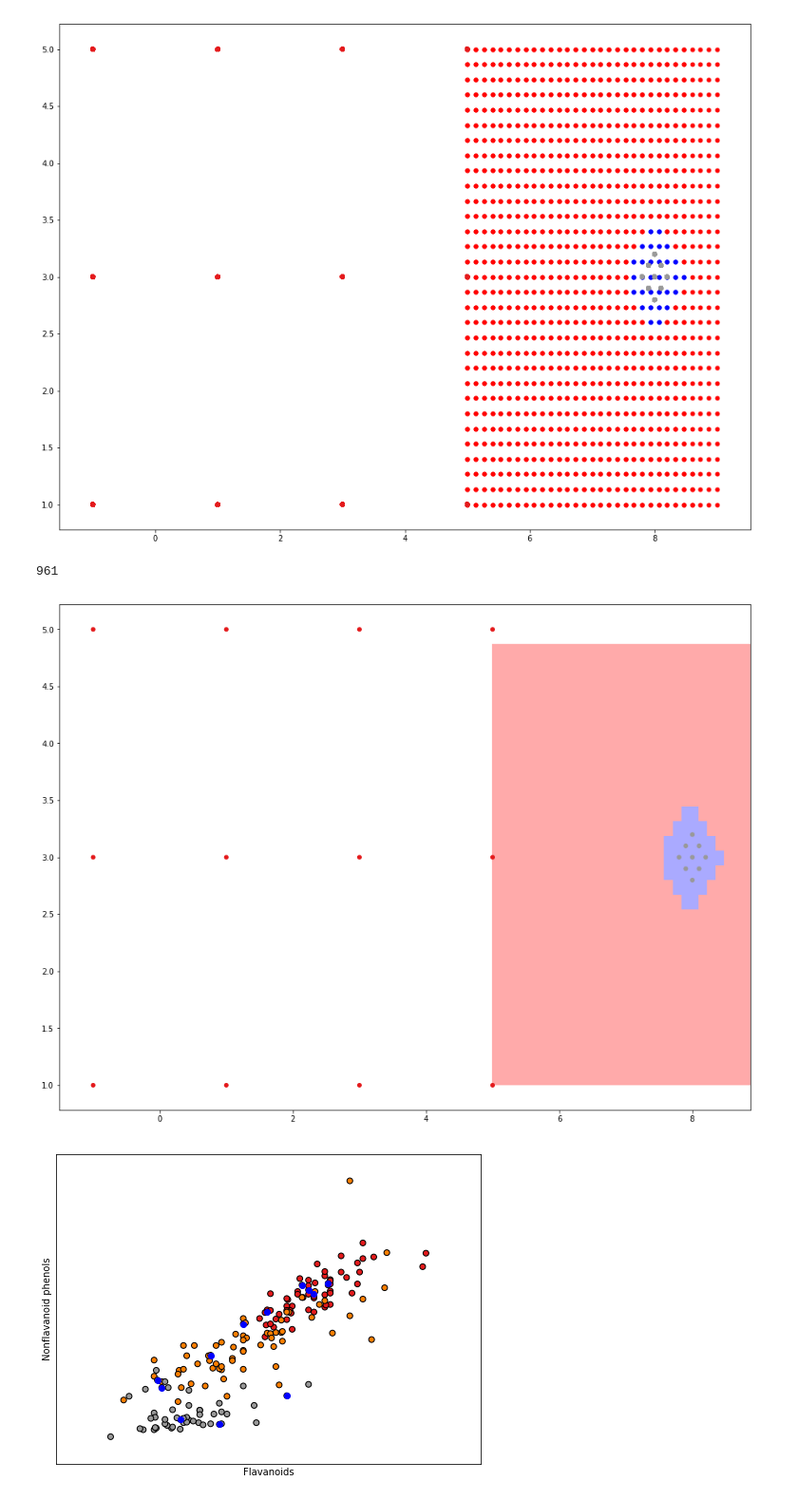
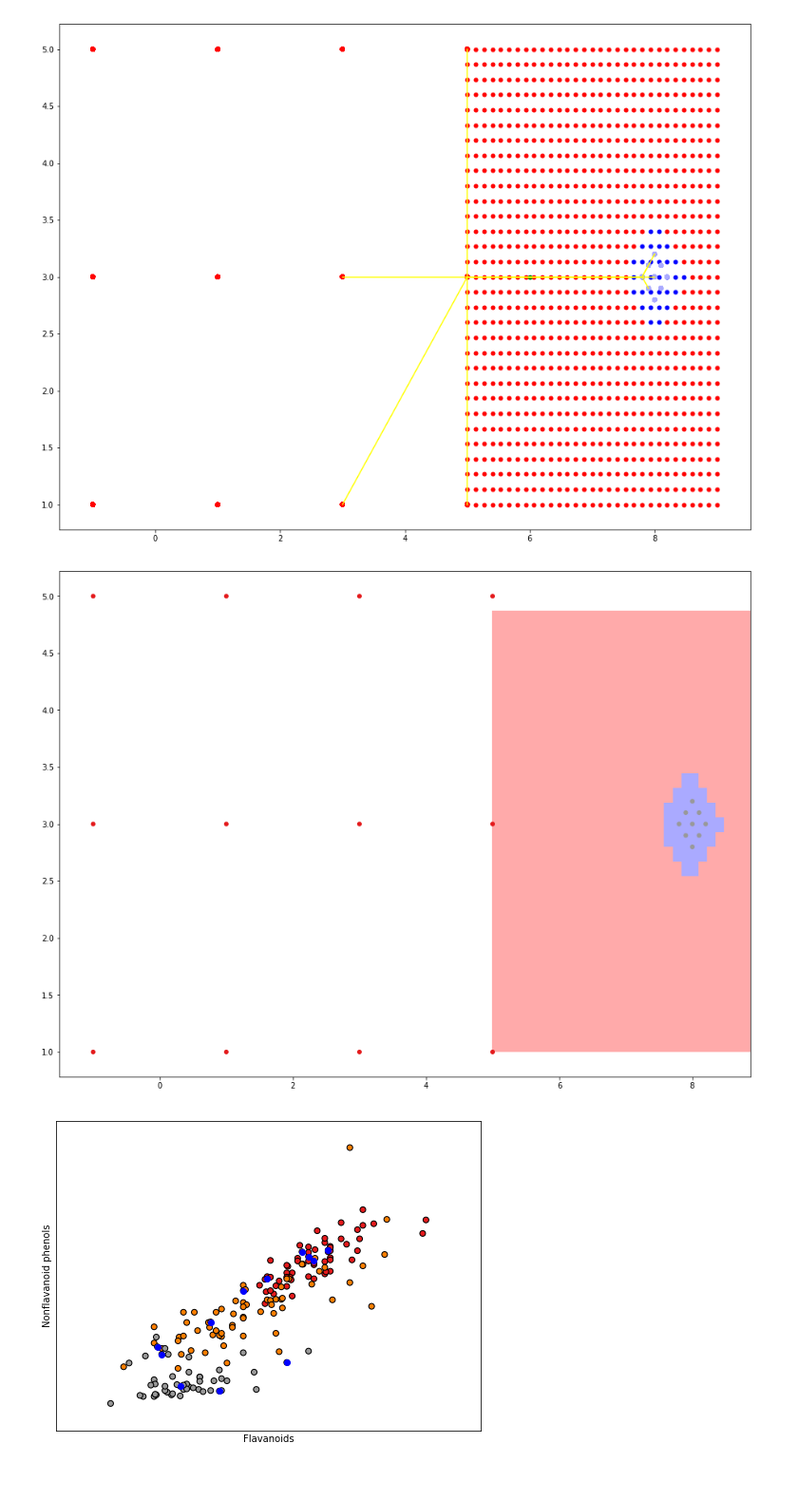
Before and after one commit to Bidanets/FRiS-STOLP, a Jupyter notebook: FRiS-STOLP.ipynb, the cells around one changed output. Shown at 95% size. Saved outputs shown, nothing was run; the diff lists cells and outputs as text; code cells hidden in the pictures.

```diff
--- a/FRiS-STOLP.ipynb
+++ b/FRiS-STOLP.ipynb
@@ -402,7 +389,7 @@ class FRiS_STOLP:
 
         return Etalons
 
-    def FRiS_Support_Classify(self, u, xl, k, draw_plot_if_two_dimentional):
+    def FRiS_Support_Classify(self, u, xl, k, draw_plot_if_two_dimentional, draw_lines_between_u_nn_and_supports):
         number_of_classes = self.Get_Number_Of_Classes_In_Dataset(xl)
 
         nn = [list() for t in range(number_of_classes)]
@@ -411,7 +398,6 @@ class FRiS_STOLP:
             Xy = self.Get_Objects_From_Ith_Class(xl, i)
             nn[i] = self.Get_Nearest_Neighbour(u, Xy)
 
-       # print (nn)
 
         candidates_for_supporting = [list() for t in range(number_of_classes)]
         for cur_class in range(number_of_classes):
@@ -433,11 +419,19 @@ class FRiS_STOLP:
             for i in range(len(supporting_list[cur_class])):
                 sum_of_fris[cur_class] += self.FRiS(supporting_list[cur_class][i], nn[cur_class], u)
 
+                if draw_lines_between_u_nn_and_supports == True:
+                    plt.plot([supporting_list[cur_class][i][0], nn[cur_class][0]], [supporting_list[cur_class][i][1], nn[cur_class][1]], color = 'yellow')
+                    plt.plot([nn[cur_class][0], u[0]], [nn[cur_class][1], u[1]], color = 'yellow')
+
             sum_of_fris[cur_class] /= len(supporting_list[cur_class])
 
-        #print (sum_of_fris)
+        if draw_lines_between_u_nn_and_supports == True:
+            plt.scatter([u[0]], [u[1]], c = 'green', s = 25)
+
 
         label = sum_of_fris.index(max(sum_of_fris))
+
+        cmap_light = matplotlib.colors.ListedColormap(['red', 'green', '#AAAAFF'])
 
         #---------------------------------------------------------
         if len(u)-1 == 2 and draw_plot_if_two_dimentional == True:
@@ -458,11 +452,9 @@ class FRiS_STOLP:
                 x2_coord.append(xl[i][1])
                 y.append(xl[i][2])
 
-            plt.scatter(x1_coord, x2_coord, c = y, cmap = plt.cm.Set1, s = 25)
+            plt.scatter(x1_coord, x2_coord, c = y, cmap = cmap_light, s = 25)
 
         #---------------------------------------------------------
-        #if label == 1:
-        #    print (label)
 
         return label
 # %%
@@ -494,12 +486,13 @@ for i in range(N+1):
     for j in range(M+1):
         y = y_min + j * dy
         u = [x, y, -1]
-        classification_map.append(fris.FRiS_Support_Classify(u = u, xl = xl, k = 5, draw_plot_if_two_dimentional = True))
+        classification_map.append(fris.FRiS_Support_Classify(u = u, xl = xl, k = 5, draw_plot_if_two_dimentional = True, draw_lines_between_u_nn_and_supports = False))
 
+
+#----------------------------------------------------------
+u = [6.0, 3.0, -1]
+fris.FRiS_Support_Classify(u = u, xl = xl, k = 5, draw_plot_if_two_dimentional = False, draw_lines_between_u_nn_and_supports = True)
 plt.show()
-
-print (len(classification_map))
-
 #----------------------------------------------------------
 
 plt.figure(2, figsize = (16, 12))
@@ -507,36 +500,35 @@ plt.figure(2, figsize = (16, 12))
 N = 30
 M = 30
 
 dx = (x_max - x_min) / (N+1)
 dy = (y_max - y_min) / (M+1)
 xx, yy = np.arange(x_min, x_max, dx), np.arange(y_min, y_max, dy)
 
 xv, yv = np.meshgrid(xx, yy)
 
-import matplotlib.cm as cm
 cmap_light = matplotlib.colors.ListedColormap(['#FFAAAA', '#AAFFAA', '#AAAAFF'])
 
 c = np.empty(xv.shape, dtype = int)
 for x_it in range(xv.shape[0]):
         for y_it in range(yv.shape[0]):
             c[y_it][x_it] = classification_map[x_it*yv.shape[0]+y_it]
 
 plt.pcolormesh(xv, yv, c, cmap = cmap_light)
 
 x1_coord = []
 x2_coord = []
 y = []
+
 for i in range(len(xl)):
     x1_coord.append(xl[i][0])
     x2_coord.append(xl[i][1])
     y.append(xl[i][2])
 
 plt.scatter(x1_coord, x2_coord, c = y, cmap = plt.cm.Set1, s = 25)
 
 plt.show()
 # %% [output]
-[figure, old version]
+[figure, new version]
-961
 [figure]
 # %%
 fris = FRiS_STOLP()
```
Also changed, not shown: parts of 8 cells of this notebook.
